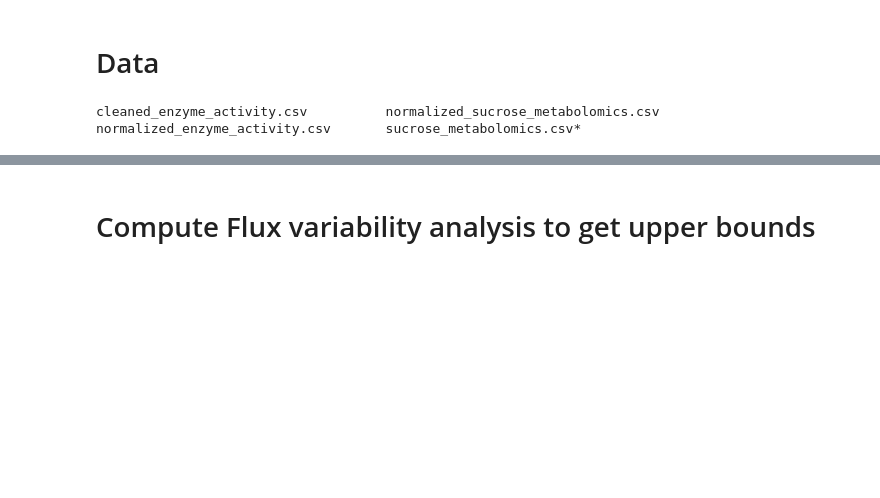
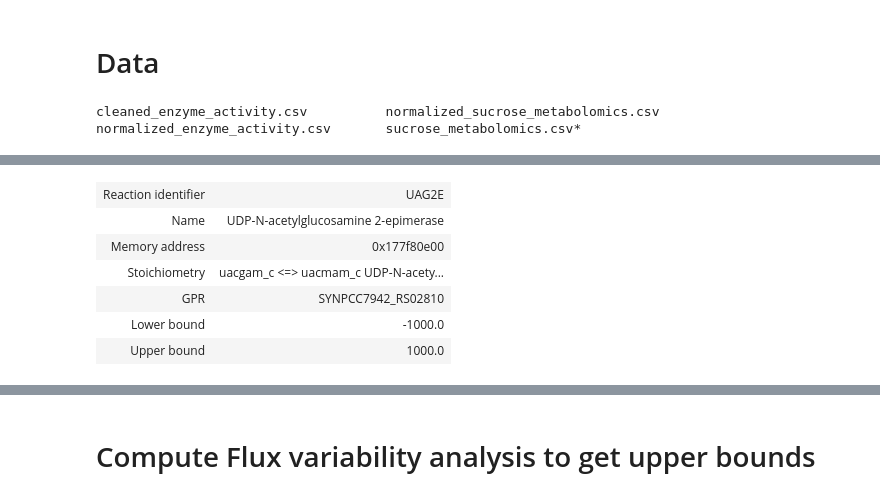
Before and after one commit to pnnl-predictive-phenomics/syn_bmca, a Jupyter notebook: notebooks/Run-Eflux.ipynb, the cells around one changed output, grey strips where cells are left out. Drawn from its saved outputs; the diff is of its cells as text; code cells hidden in the pictures; blank space fills up the shorter version.

```diff
--- a/notebooks/Run-Eflux.ipynb
+++ b/notebooks/Run-Eflux.ipynb
@@ -55,3 +108,13 @@ Optimal solution with objective value 0.629
+# %%
+model.reactions.UAG2E
+# %% [output]
+| Reaction identifier | UAG2E |
+| Name | UDP-N-acetylglucosamine 2-epimerase |
+| Memory address | 0x177f80e00 |
+| Stoichiometry | uacgam_c <=> uacmam_c UDP-N-acety... |
+| GPR | SYNPCC7942_RS02810 |
+| Lower bound | -1000.0 |
+| Upper bound | 1000.0 |
 # %%
 positive_lb = {rxn.id: rxn.lower_bound for rxn in model.reactions if rxn.lower_bound > 0}
 positive_lb
```
Also changed, not shown: parts of 10 cells of this notebook.
